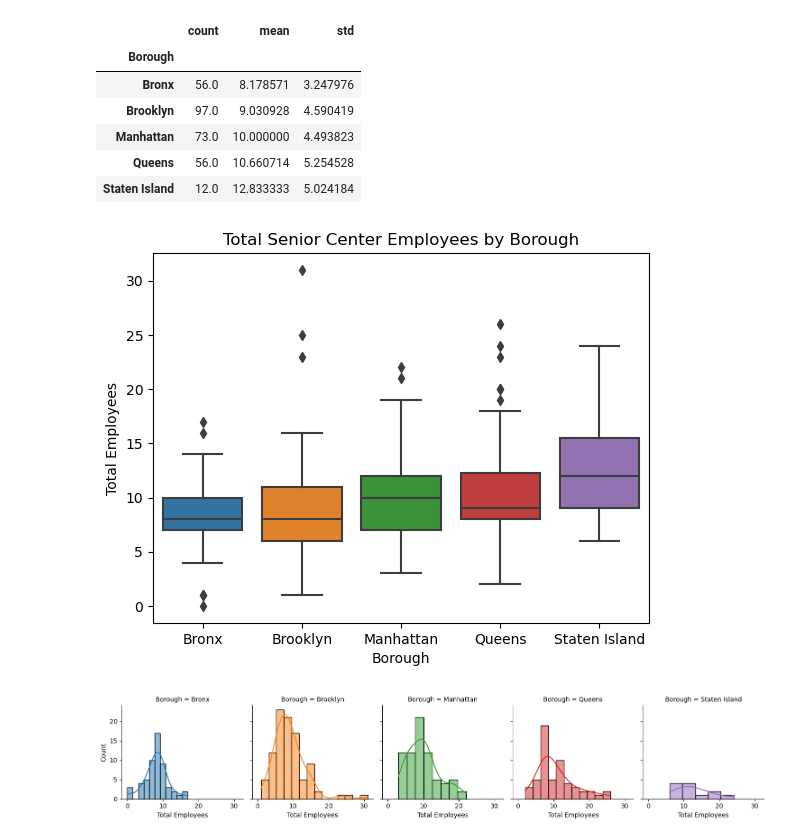
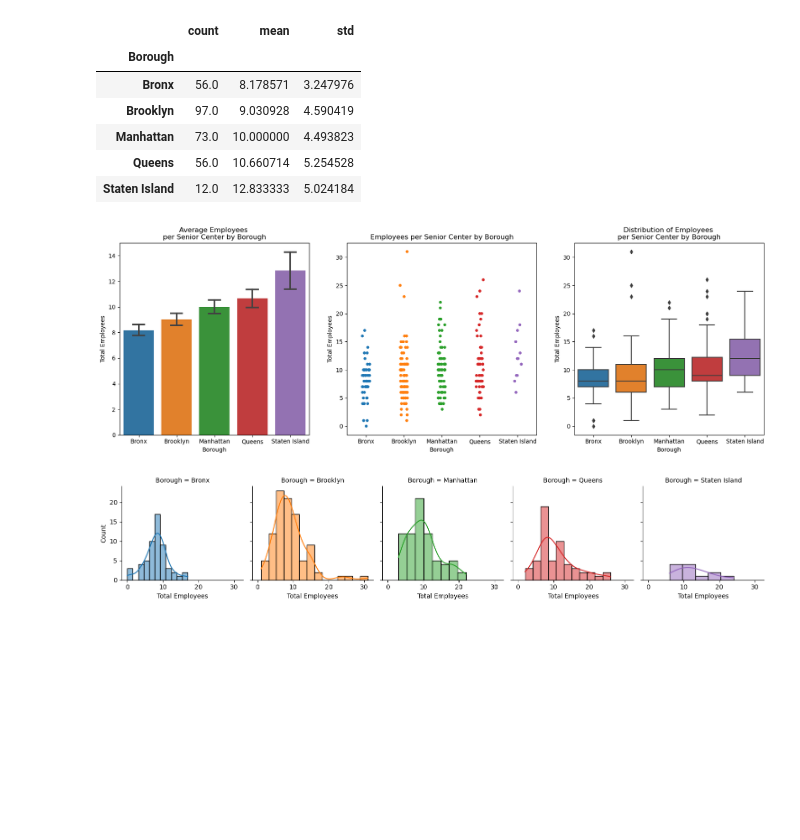
Before and after one commit to valeriemagalong/NYC-Aging, a Jupyter notebook: exploratory_data_analysis.ipynb, the cells around one changed output. Drawn from its saved outputs; the diff is of its cells as text; code cells hidden in the pictures; blank space fills up the shorter version.

Commit message:
Add two subplots (stripplot and boxplot) alongside plot of Employees per Senior Center by Borough

```diff
--- a/exploratory_data_analysis.ipynb
+++ b/exploratory_data_analysis.ipynb
@@ -134,10 +136,20 @@ scpd.groupby('Borough')['Total Employees'].describe()[['count', 'mean', 'std']]
 | Queens | 56.0 | 10.660714 | 5.254528 |
 | Staten Island | 12.0 | 12.833333 | 5.024184 |
 # %%
-sns.boxplot(scpd, x = 'Borough', y = 'Total Employees').set(title = 'Total Senior Center Employees by Borough')
+plt.figure(figsize=(20, 6))
+
+plt.subplot(1, 3, 1)
+sns.barplot(scpd, x = 'Borough', y = 'Total Employees', errorbar = 'se', capsize = .3).set(title = 'Average Employees \nper Senior Center by Borough')
+
+plt.subplot(1, 3, 2)
+sns.stripplot(scpd, x = 'Borough', y = 'Total Employees', hue = 'Borough', jitter = True, legend = False).set(title = 'Employees per Senior Center by Borough')
+
+plt.subplot(1, 3, 3)
+sns.boxplot(scpd, x = 'Borough', y = 'Total Employees').set(title = 'Distribution of Employees \nper Senior Center by Borough')
+
 plt.show()
 # %% [output]
-[figure, old version]
+[figure, new version]
 # %%
 boroughs_facetgrid = sns.FacetGrid(scpd, col = 'Borough', hue = 'Borough')
 boroughs_facetgrid.map(sns.histplot, 'Total Employees', kde = True)
```
Also changed, not shown: parts of 4 cells of this notebook.
